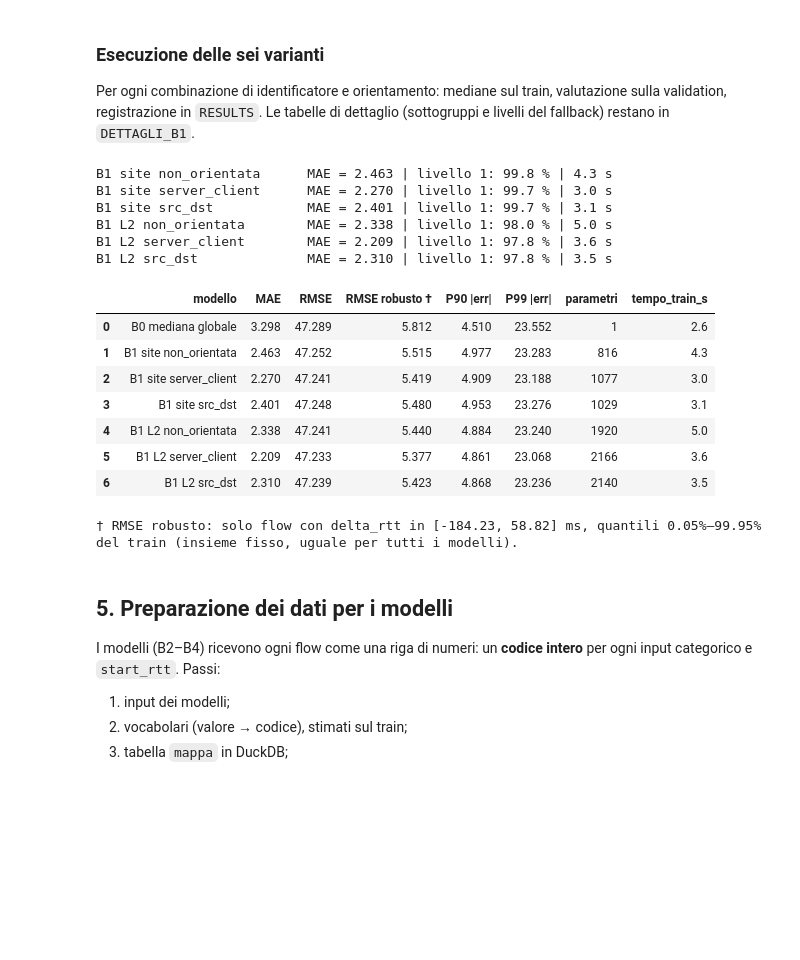
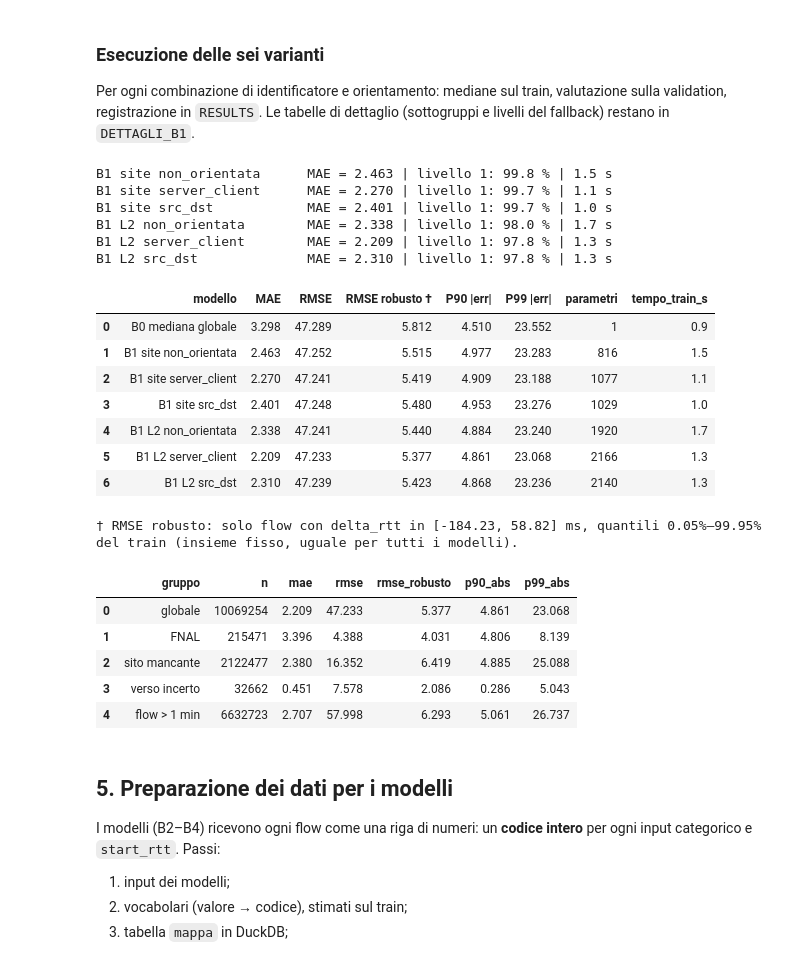
Before and after one commit to giovannipavan/flow-tokenization, a Jupyter notebook: results/mario.ipynb, the cells around one changed output. Drawn from its saved outputs; the diff is of its cells as text; code cells hidden in the pictures; blank space fills up the shorter version.

```diff
--- a/results/mario.ipynb
+++ b/results/mario.ipynb
@@ -355,32 +359,39 @@ registrazione in `RESULTS`. Le tabelle di dettaglio (sottogruppi e livelli del f
 # %%
 DETTAGLI_B1 = {}
 
 for ident in ["site", "L2"]:
     for orient in ORIENTAMENTI:
         nome = f"B1 {ident} {orient}"
         ris, livelli, n_param, t_train = baseline1(ident, orient)
         DETTAGLI_B1[nome] = {"ris": ris, "livelli": livelli}
         registra(nome, ris, parametri=n_param, tempo_train_s=t_train)
         print(f"{nome:26s} MAE = {ris.loc[ris['gruppo'] == 'globale', 'mae'].iloc[0]:.3f} "
               f"| livello 1: {livelli['pct'].iloc[0]:.1f} % | {t_train:.1f} s")
 
 tabella_risultati()
+display(DETTAGLI_B1["B1 L2 server_client"]["ris"].round(3))
 # %% [output]
-B1 site non_orientata      MAE = 2.463 | livello 1: 99.8 % | 4.3 s
-B1 site server_client      MAE = 2.270 | livello 1: 99.7 % | 3.0 s
-B1 site src_dst            MAE = 2.401 | livello 1: 99.7 % | 3.1 s
-B1 L2 non_orientata        MAE = 2.338 | livello 1: 98.0 % | 5.0 s
-B1 L2 server_client        MAE = 2.209 | livello 1: 97.8 % | 3.6 s
-B1 L2 src_dst              MAE = 2.310 | livello 1: 97.8 % | 3.5 s
+B1 site non_orientata      MAE = 2.463 | livello 1: 99.8 % | 1.5 s
+B1 site server_client      MAE = 2.270 | livello 1: 99.7 % | 1.1 s
+B1 site src_dst            MAE = 2.401 | livello 1: 99.7 % | 1.0 s
+B1 L2 non_orientata        MAE = 2.338 | livello 1: 98.0 % | 1.7 s
+B1 L2 server_client        MAE = 2.209 | livello 1: 97.8 % | 1.3 s
+B1 L2 src_dst              MAE = 2.310 | livello 1: 97.8 % | 1.3 s
 |  | modello | MAE | RMSE | RMSE robusto † | P90 |err| | P99 |err| | parametri | tempo_train_s |
-| 0 | B0 mediana globale | 3.298 | 47.289 | 5.812 | 4.510 | 23.552 | 1 | 2.6 |
-| 1 | B1 site non_orientata | 2.463 | 47.252 | 5.515 | 4.977 | 23.283 | 816 | 4.3 |
-| 2 | B1 site server_client | 2.270 | 47.241 | 5.419 | 4.909 | 23.188 | 1077 | 3.0 |
-| 3 | B1 site src_dst | 2.401 | 47.248 | 5.480 | 4.953 | 23.276 | 1029 | 3.1 |
-| 4 | B1 L2 non_orientata | 2.338 | 47.241 | 5.440 | 4.884 | 23.240 | 1920 | 5.0 |
-| 5 | B1 L2 server_client | 2.209 | 47.233 | 5.377 | 4.861 | 23.068 | 2166 | 3.6 |
-| 6 | B1 L2 src_dst | 2.310 | 47.239 | 5.423 | 4.868 | 23.236 | 2140 | 3.5 |
+| 0 | B0 mediana globale | 3.298 | 47.289 | 5.812 | 4.510 | 23.552 | 1 | 0.9 |
+| 1 | B1 site non_orientata | 2.463 | 47.252 | 5.515 | 4.977 | 23.283 | 816 | 1.5 |
+| 2 | B1 site server_client | 2.270 | 47.241 | 5.419 | 4.909 | 23.188 | 1077 | 1.1 |
+| 3 | B1 site src_dst | 2.401 | 47.248 | 5.480 | 4.953 | 23.276 | 1029 | 1.0 |
+| 4 | B1 L2 non_orientata | 2.338 | 47.241 | 5.440 | 4.884 | 23.240 | 1920 | 1.7 |
+| 5 | B1 L2 server_client | 2.209 | 47.233 | 5.377 | 4.861 | 23.068 | 2166 | 1.3 |
+| 6 | B1 L2 src_dst | 2.310 | 47.239 | 5.423 | 4.868 | 23.236 | 2140 | 1.3 |
 † RMSE robusto: solo flow con delta_rtt in [-184.23, 58.82] ms, quantili 0.05%–99.95% del train (insieme fisso, uguale per tutti i modelli).
+|  | gruppo | n | mae | rmse | rmse_robusto | p90_abs | p99_abs |
+| 0 | globale | 10069254 | 2.209 | 47.233 | 5.377 | 4.861 | 23.068 |
+| 1 | FNAL | 215471 | 3.396 | 4.388 | 4.031 | 4.806 | 8.139 |
+| 2 | sito mancante | 2122477 | 2.380 | 16.352 | 6.419 | 4.885 | 25.088 |
+| 3 | verso incerto | 32662 | 0.451 | 7.578 | 2.086 | 0.286 | 5.043 |
+| 4 | flow > 1 min | 6632723 | 2.707 | 57.998 | 6.293 | 5.061 | 26.737 |
 # %% [markdown]
 ## 5. Preparazione dei dati per i modelli
 
```
Also changed, not shown: parts of 3 cells of this notebook, 6 other files.
